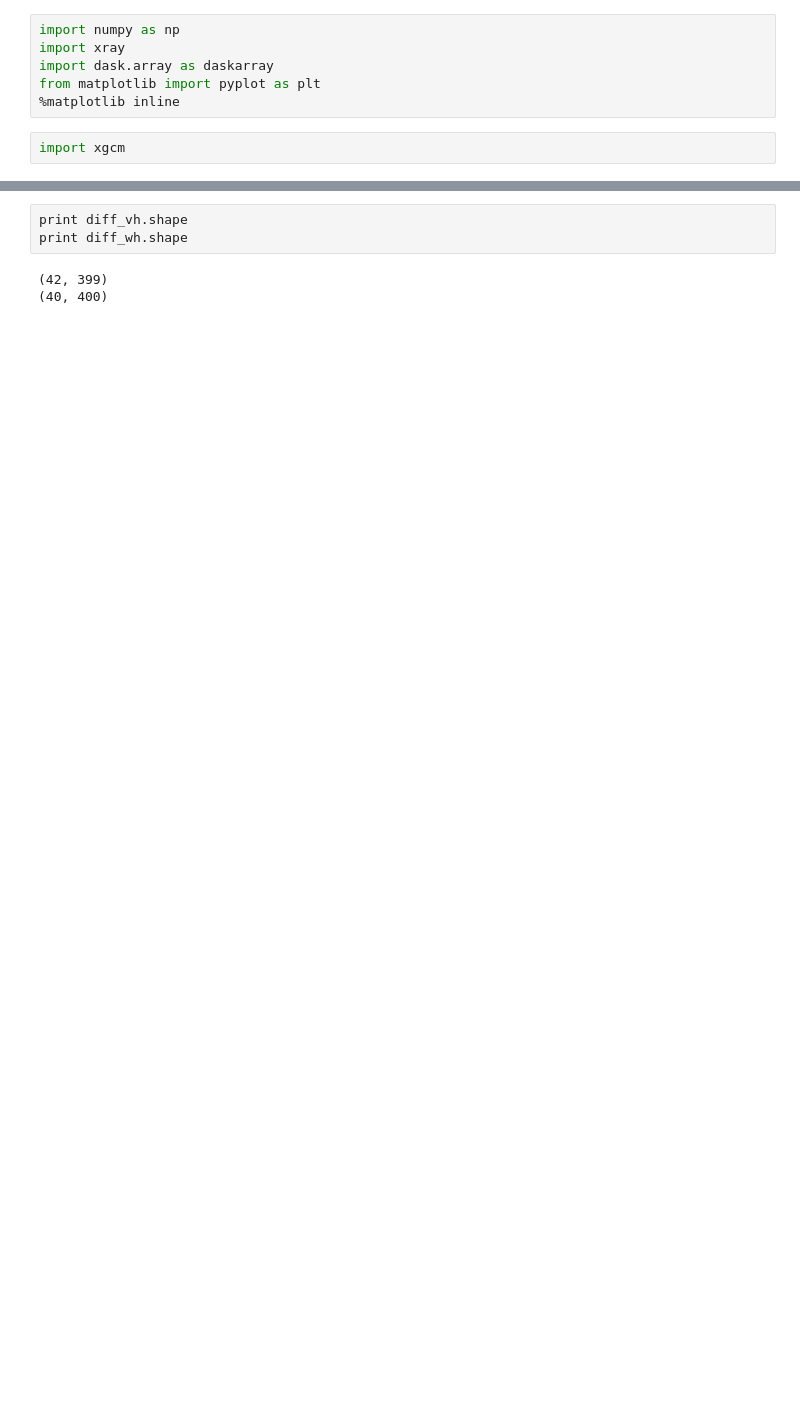
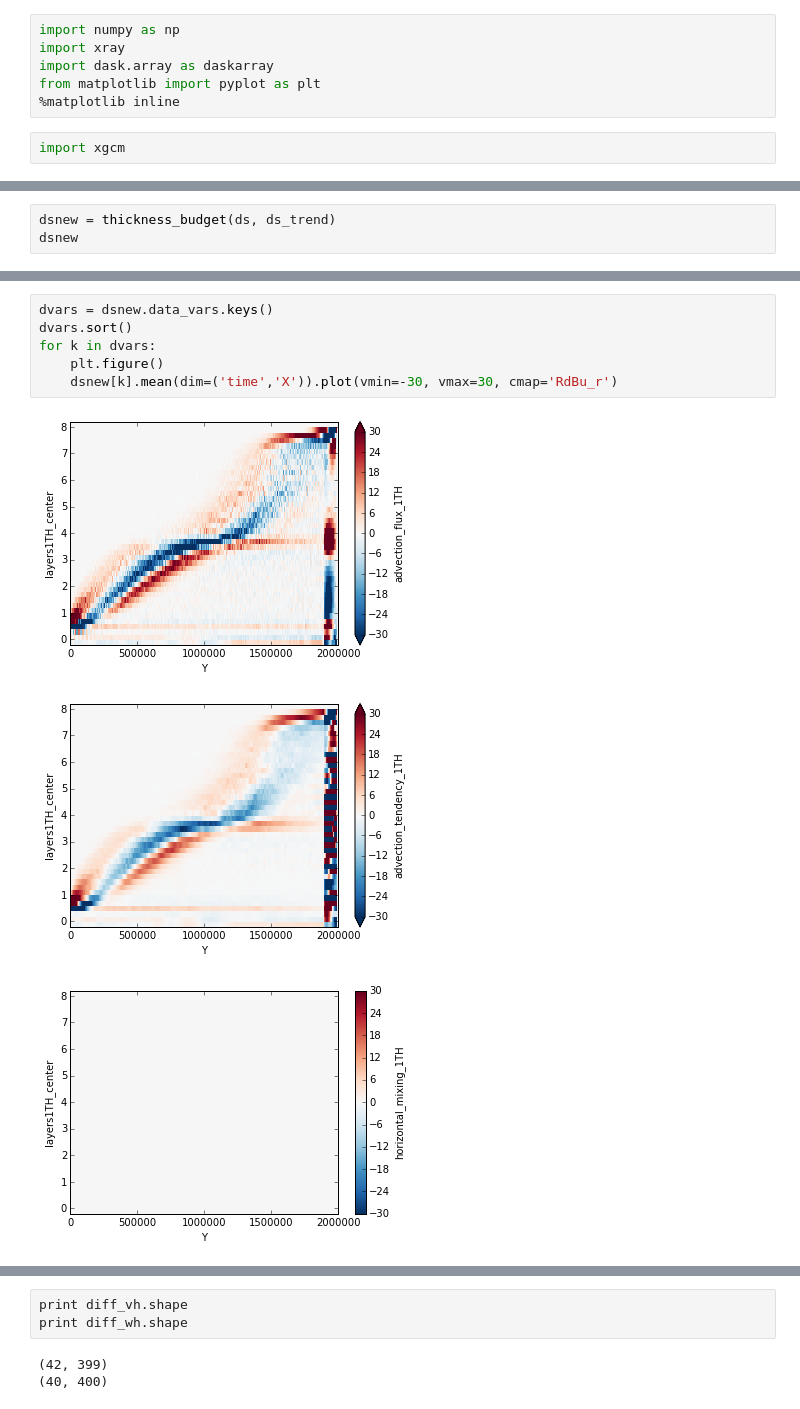
Before and after one commit to dhruvbalwada/watermass, a Jupyter notebook: global_latlon_layers_analysis/layers_analysis_channel_xray.ipynb, the cells around one changed output, grey strips where cells are left out. Saved outputs shown, nothing was run; the diff lists cells and outputs as text; blank space fills up the shorter version.

```diff
--- a/global_latlon_layers_analysis/layers_analysis_channel_xray.ipynb
+++ b/global_latlon_layers_analysis/layers_analysis_channel_xray.ipynb
@@ -13,0 +179,3 @@ ds2 = xgcm.open_mdsdataset(ddir, iters, deltaT=900, prefix=['DiagLAYERS-transpor
+# %%
+dsnew = thickness_budget(ds, ds_trend)
+dsnew
@@ -13,0 +205,10 @@ ds2 = xgcm.open_mdsdataset(ddir, iters, deltaT=900, prefix=['DiagLAYERS-transpor
+# %%
+dvars = dsnew.data_vars.keys()
+dvars.sort()
+for k in dvars:
+    plt.figure()
+    dsnew[k].mean(dim=('time','X')).plot(vmin=-30, vmax=30, cmap='RdBu_r')
+# %% [output]
+[figure, added]
+[figure, added]
+[figure, added]
```
Also changed, not shown: parts of 33 cells of this notebook.
